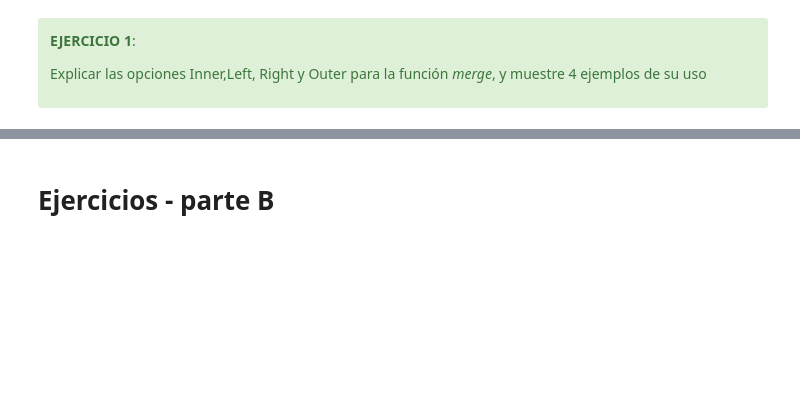
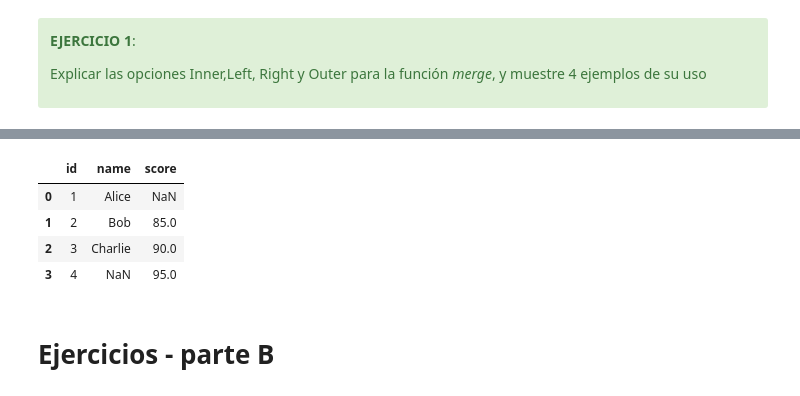
Before and after one commit to chava131011/Data-Science-Coursework, a Jupyter notebook: Classes Resources/CD_07_Pandas_Concat-DatosFaltantes/CD_07_Tarea -CarlosChavarria.ipynb, the cells around one changed output, grey strips where cells are left out. Cells and saved outputs as stored; diff of their text form; code cells hidden in the pictures; blank space fills up the shorter version.

```diff
--- a/Classes Resources/CD_07_Pandas_Concat-DatosFaltantes/CD_07_Tarea -CarlosChavarria.ipynb
+++ b/Classes Resources/CD_07_Pandas_Concat-DatosFaltantes/CD_07_Tarea -CarlosChavarria.ipynb
@@ -54,5 +68,13 @@ pd.merge(df1,df2, how='right')
 # %%
 #ejemplo 4
+"""Mantiene todas las columas de ambos DF, si no es posible combinarlo, deja un valor NaN """
+pd.merge(df1,df2, how='outer')
+# %% [output]
+|  | id | name | score |
+| 0 | 1 | Alice | NaN |
+| 1 | 2 | Bob | 85.0 |
+| 2 | 3 | Charlie | 90.0 |
+| 3 | 4 | NaN | 95.0 |
 # %% [markdown]
 # Ejercicios - parte B
 # %% [markdown]
```
Also changed, not shown: parts of 6 cells of this notebook.
